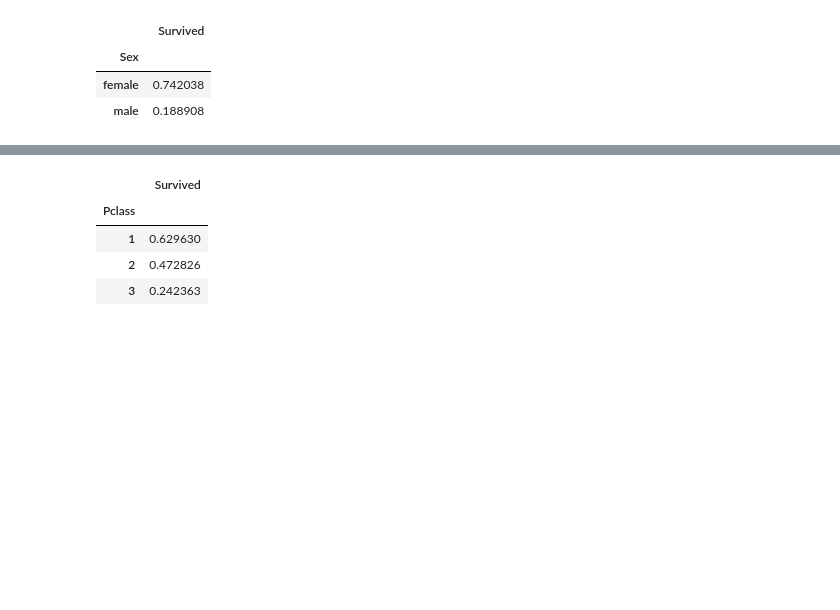
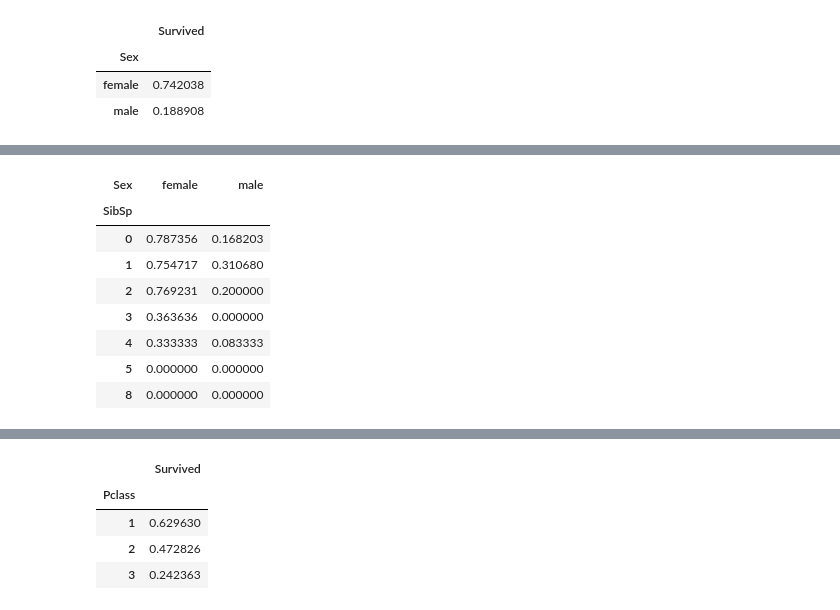
Before and after one commit to sargaspar/Kaggle-Titanic, a Jupyter notebook: Kaggle_Titanic.ipynb, the cells around one changed output, grey strips where cells are left out. Cells and saved outputs as stored; diff of their text form; code cells hidden in the pictures; blank space fills up the shorter version.

```diff
--- a/Kaggle_Titanic.ipynb
+++ b/Kaggle_Titanic.ipynb
@@ -101,0 +115,12 @@ sex_pivot
+# %%
+train.pivot_table(values='Survived', index= "SibSp", columns = 'Sex')
+# %% [output]
+| Sex | female | male |
+| SibSp |  |  |
+| 0 | 0.787356 | 0.168203 |
+| 1 | 0.754717 | 0.310680 |
+| 2 | 0.769231 | 0.200000 |
+| 3 | 0.363636 | 0.000000 |
+| 4 | 0.333333 | 0.083333 |
+| 5 | 0.000000 | 0.000000 |
+| 8 | 0.000000 | 0.000000 |
```
Also changed, not shown: parts of 13 cells of this notebook.
